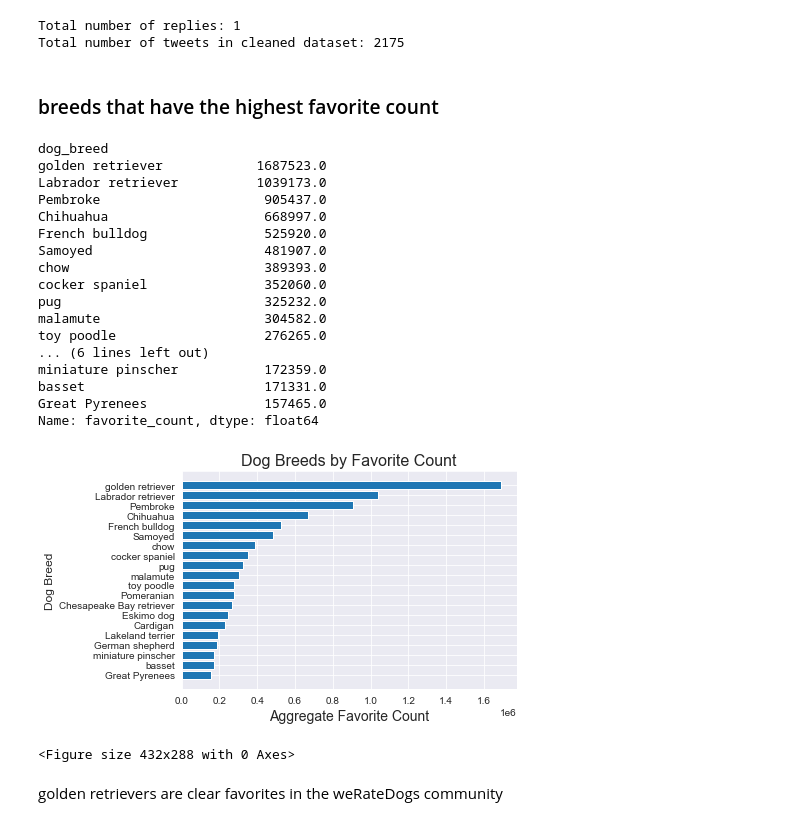
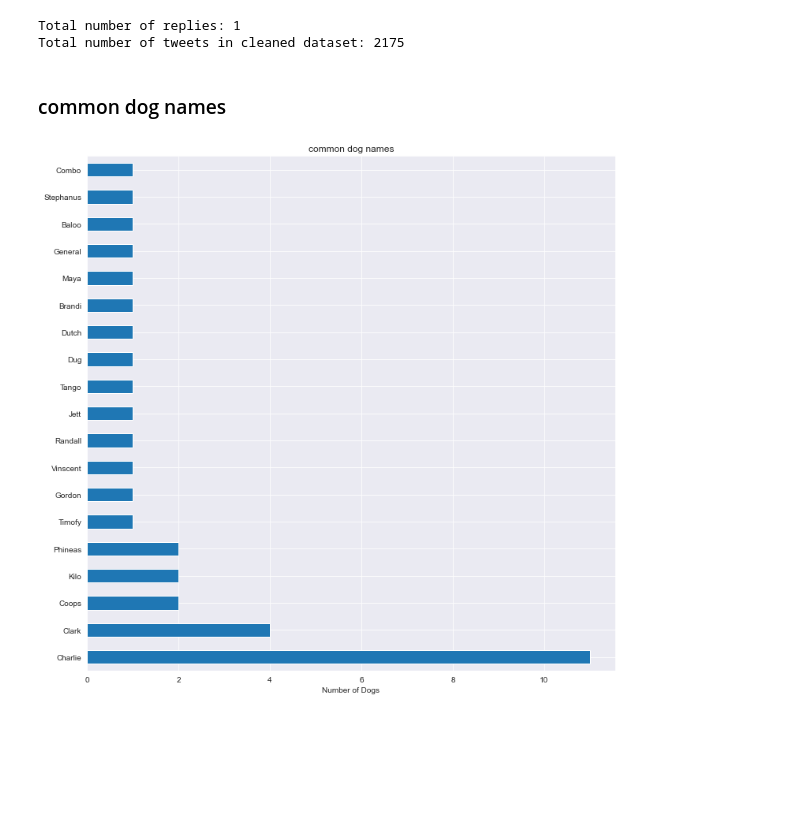
Before and after one commit to marangaa/udacity-Alx-data-analyst, a Jupyter notebook: Data Wrangling/wrangle_act.ipynb, the cells around one changed output. Saved outputs shown, nothing was run; the diff lists cells and outputs as text; code cells hidden in the pictures; blank space fills up the shorter version.

```diff
--- a/Data Wrangling/wrangle_act.ipynb
+++ b/Data Wrangling/wrangle_act.ipynb
@@ -835,43 +835,10 @@ print('Total number of tweets in cleaned dataset: {}'.format(num_tweets))
 # %% [output]
 Total number of replies: 1
 Total number of tweets in cleaned dataset: 2175
-# %% [markdown]
-### breeds that have the highest favorite count
-# %%
-fav_counts_breed = twitter_archive_master[twitter_archive_master.dog_breed != 'none']
-fav_counts_breed = fav_counts_breed.groupby(['dog_breed'])
-fav_counts_breed = fav_counts_breed['favorite_count'].sum()
-fav_counts_breed = fav_counts_breed.sort_values(ascending = False)
-top_favorite_breeds = fav_counts_breed.head(20)
-top_favorite_breeds
-# %% [output]
-dog_breed
-golden retriever            1687523.0
-Labrador retriever          1039173.0
-Pembroke                     905437.0
-Chihuahua                    668997.0
-French bulldog               525920.0
-Samoyed                      481907.0
-chow                         389393.0
-cocker spaniel               352060.0
-pug                          325232.0
-malamute                     304582.0
-toy poodle                   276265.0
-... (6 lines left out)
-miniature pinscher           172359.0
-basset                       171331.0
-Great Pyrenees               157465.0
-Name: favorite_count, dtype: float64
-# %%
-plt.barh(top_favorite_breeds.index, top_favorite_breeds)
-plt.xlabel('Aggregate Favorite Count', fontsize = 14)
-plt.ylabel('Dog Breed', fontsize = 12)
-plt.title('Dog Breeds by Favorite Count', fontsize = 16)
-plt.gca().invert_yaxis()
-plt.show()
-plt.savefig('favorite dog breeds')
-# %% [output]
-[figure, removed]
-<Figure size 432x288 with 0 Axes>
-# %% [markdown]
- golden retrievers are clear favorites in the weRateDogs community
+# %% [markdown]
+### common dog names
+# %%
+twitter_archive_master.name.value_counts()[::50].plot(kind='barh', figsize=(12,12), title='common dog names').set_xlabel("Number of Dogs")
+plt.savefig('dog_names')
+# %% [output]
+[figure, added]
```
Also changed, not shown: 3 other files.
